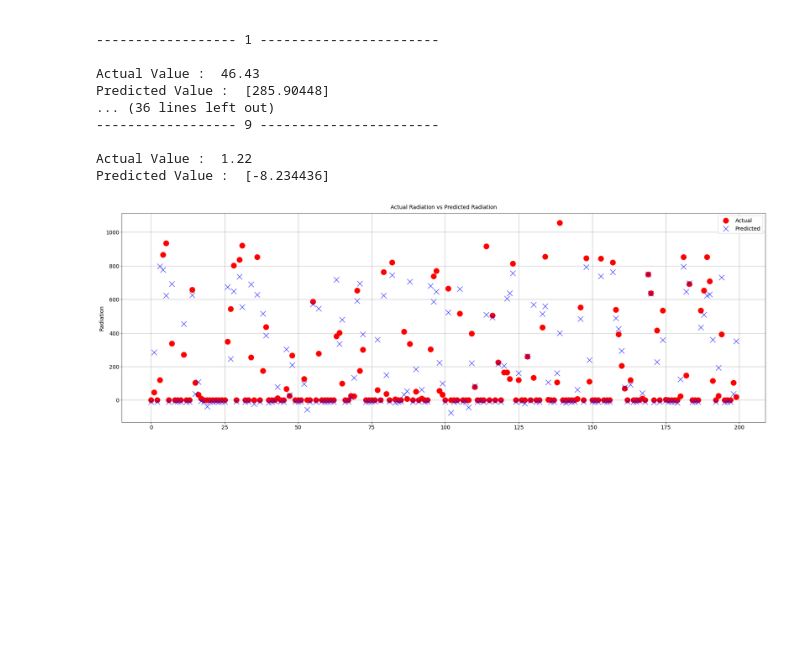
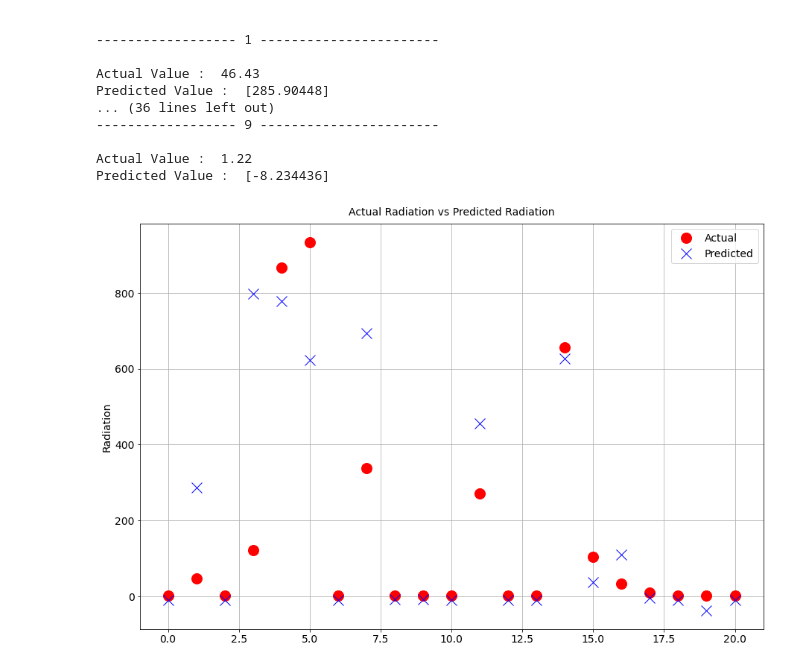
Before and after one commit to mrch-hub/bangkit1, a Jupyter notebook: SolarPrediction.ipynb, the cells around one changed output. Saved outputs shown, nothing was run; the diff lists cells and outputs as text; code cells hidden in the pictures; blank space fills up the shorter version.

Commit message:
Showing 20 test data set of the prediction vs actual value on cartesian grid

```diff
--- a/SolarPrediction.ipynb
+++ b/SolarPrediction.ipynb
@@ -403,15 +403,15 @@ Predicted Value :  [285.90448]
 Actual Value :  1.22
 Predicted Value :  [-8.234436]
 # %%
-x_value = [i for i in range (200)]
-plt.figure(figsize = (30,10))
-plt.plot(x_value, data_test['Radiation'].values[0:200], 'ro', markersize = 14 ,label = 'Actual')
-plt.plot(x_value, prediction[0:200], 'bx', markersize = 14, label = 'Predicted')
+x_value = [i for i in range (21)]
+plt.figure(figsize = (15,10))
+plt.plot(x_value, data_test['Radiation'].values[0:21], 'ro', markersize = 14 ,label = 'Actual')
+plt.plot(x_value, prediction[0:21], 'bx', markersize = 14, label = 'Predicted')
 plt.legend(prop={'size': 14})
 plt.title('Actual Radiation vs Predicted Radiation', fontsize = 14, y = 1.01)
 plt.xticks(fontsize = 14)
 plt.yticks(fontsize = 14)
 plt.ylabel('Radiation', fontsize = 14)
 plt.grid()
 # %% [output]
-[figure, old version]
+[figure, new version]
```
